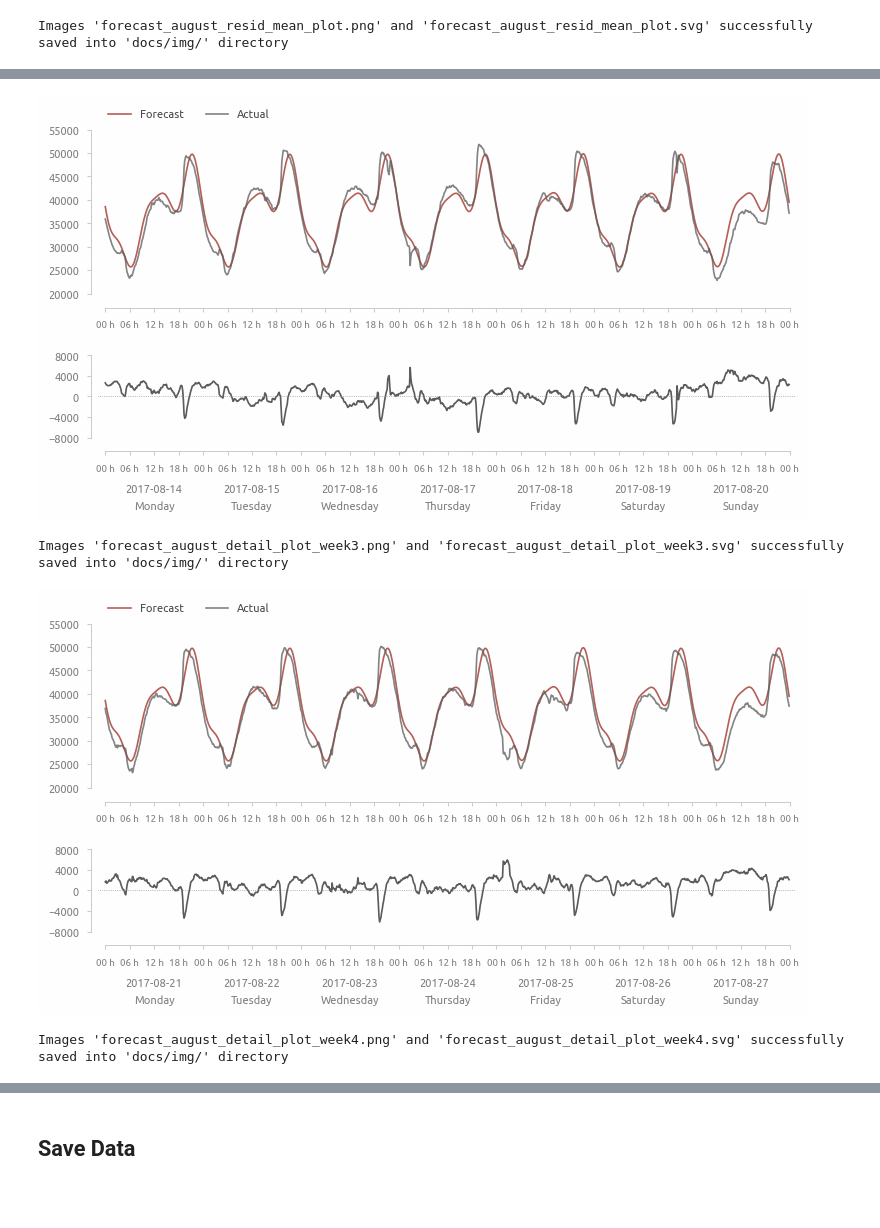
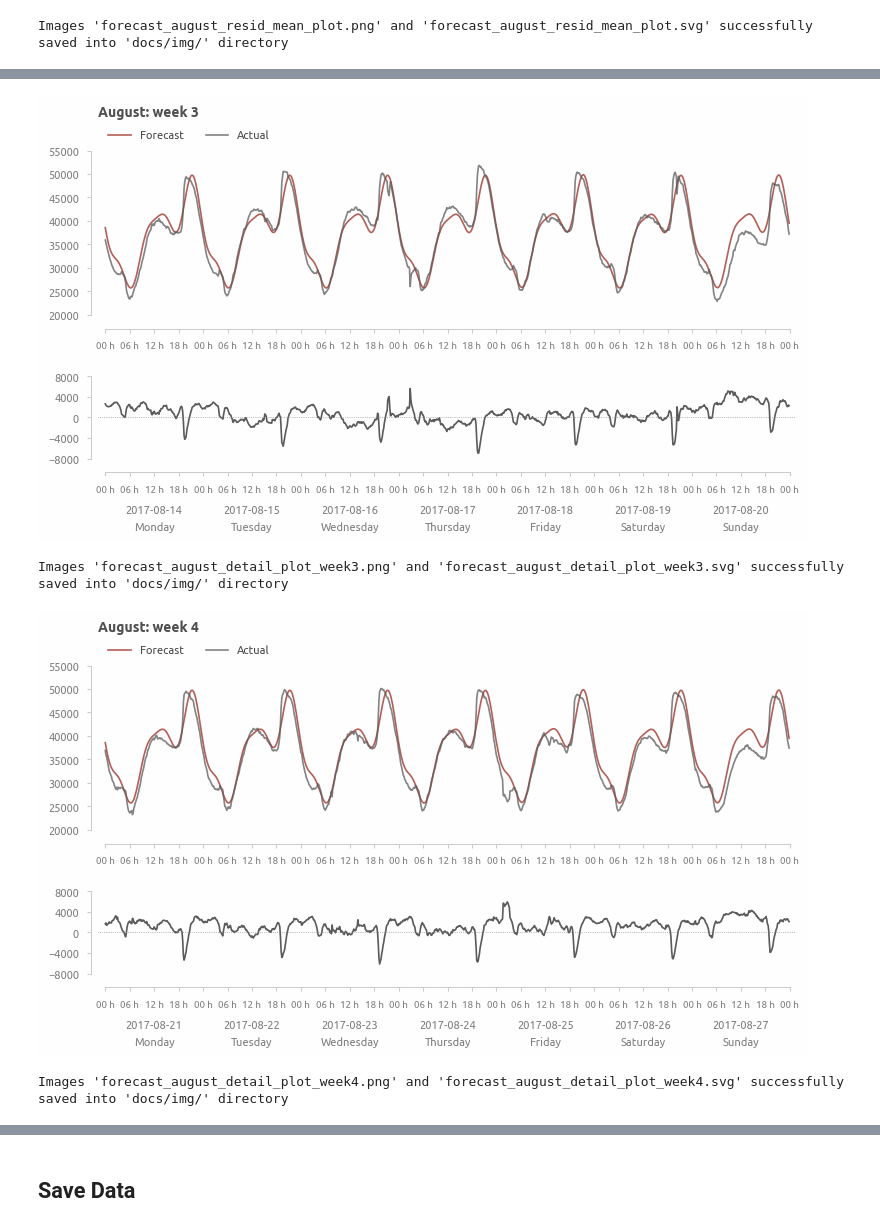
Before and after one commit to a-chasovsky/electric-power-consumption, a Jupyter notebook: 03-base-model.ipynb, the cells around one changed output, grey strips where cells are left out. Drawn from its saved outputs; the diff is of its cells as text; code cells hidden in the pictures; blank space fills up the shorter version.

```diff
--- a/03-base-model.ipynb
+++ b/03-base-model.ipynb
@@ -1739,34 +1740,35 @@ ax[0].tick_params(axis='x', which='major', pad=15, labelsize=7)
 # axis_sec = ax[0].secondary_xaxis('bottom')
 # axis_sec.spines['bottom'].set_visible(False)
 # axis_sec.tick_params(pad=30, bottom=False, colors='#808080')
 # axis_sec.xaxis.set_major_formatter(mpl.dates.DateFormatter(fmt='%Y-%m-%d'))
 # axis_sec.xaxis.set_major_locator(mpl.dates.HourLocator(byhour=12))
 axis_rstyle(ax=ax[0], xslice=[1, -1])
 
 
 ax[1].plot(resid.loc['2017-08-14':'2017-08-20'])
 ax[1].axhline(0, lw=0.5, ls=':', color=alpha_color(palette[0], 0.75))
 
 ax[1].xaxis.set_major_formatter(mpl.dates.DateFormatter(fmt='%H h'))
 ax[1].xaxis.set_major_locator(mpl.dates.HourLocator(byhour=[0, 6, 12, 18]))
 ax[1].tick_params(axis='x', which='minor', labelsize=7)
 ax[1].tick_params(axis='x', which='major', pad=15, labelsize=7)
 axis_sec =  ax[1].secondary_xaxis('bottom')
 axis_sec.spines['bottom'].set_visible(False)
 axis_sec.tick_params(pad=33, bottom=False, colors='#808080')
 axis_sec.xaxis.set_major_formatter(mpl.dates.DateFormatter(fmt='%Y-%m-%d'))
 axis_sec.xaxis.set_major_locator(mpl.dates.HourLocator(byhour=12))
 axis_th = axis_secondary(ax=ax[1], pad=45)
 axis_th.xaxis.set_major_formatter(mpl.dates.DateFormatter(fmt='%A'))
 axis_th.xaxis.set_major_locator(mpl.dates.HourLocator(byhour=12))
 axis_rstyle(xslice=[1, -1], yticks=[-8000, 8000, 4000], ylim=[-8000, 8000], ax=ax[1])
 
 plt.subplots_adjust(hspace=0.5)
+ax[0].set_title('August: week 3', **title_inline)
 plt.show()
 
 savefig('forecast_august_detail_plot_week3', dir_save_img)
 # %% [output]
-[figure, old version]
+[figure, new version]
 Images 'forecast_august_detail_plot_week3.png' and 'forecast_august_detail_plot_week3.svg' successfully saved into 'docs/img/' directory
 # %%
 fig, ax = plt.subplots(2, 1, figsize=(9, 4), height_ratios=[2, 1])
@@ -1809,11 +1811,12 @@ axis_th.xaxis.set_major_locator(mpl.dates.HourLocator(byhour=12))
 axis_rstyle(xslice=[1, -1], yticks=[-8000, 8000, 4000], ylim=[-8000, 8000], ax=ax[1])
 
 plt.subplots_adjust(hspace=0.5)
+ax[0].set_title('August: week 4', **title_inline)
 plt.show()
 
 savefig('forecast_august_detail_plot_week4', dir_save_img)
 # %% [output]
-[figure, old version]
+[figure, new version]
 Images 'forecast_august_detail_plot_week4.png' and 'forecast_august_detail_plot_week4.svg' successfully saved into 'docs/img/' directory
 # %%
 fig, ax = plt.subplots(2, 1, figsize=(7, 4), height_ratios=[2, 1])
```
Also changed, not shown: parts of 3 cells of this notebook, 10 other files.
